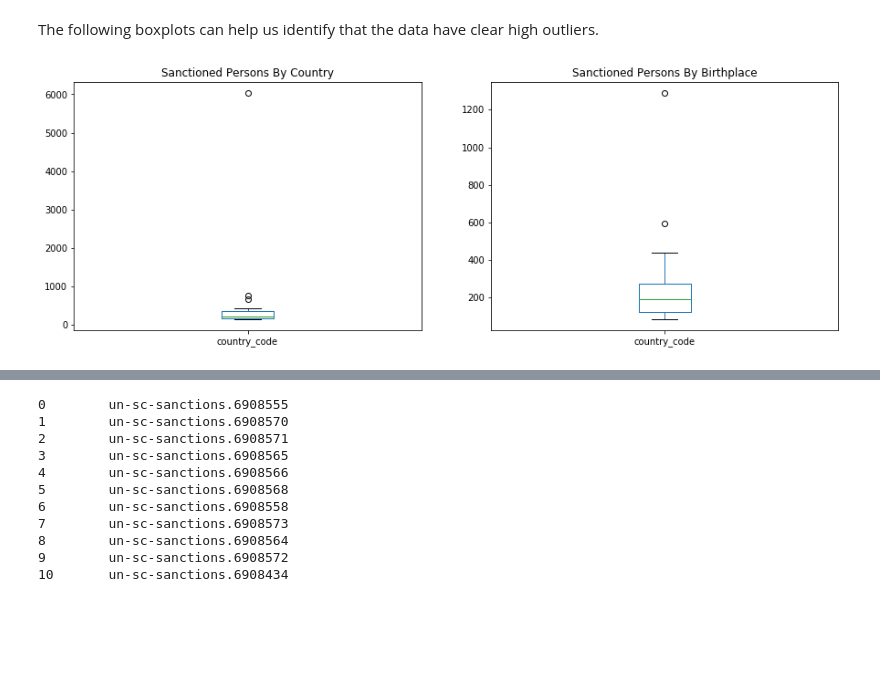
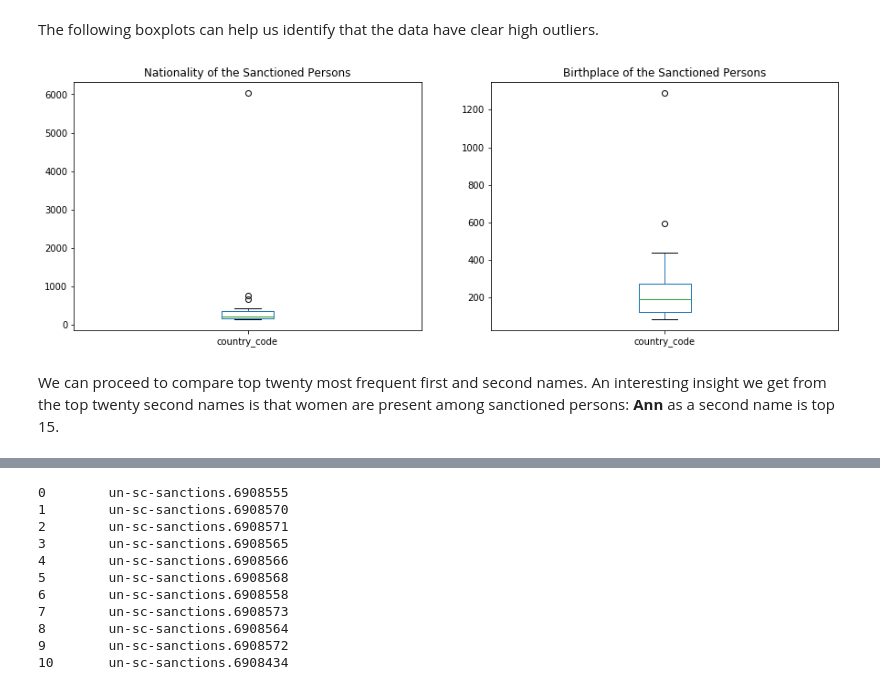
Before and after one commit to innawendell/Describing-Data-, a Jupyter notebook: Challenge_redone.ipynb, the cells around one changed output, grey strips where cells are left out. Drawn from its saved outputs; the diff is of its cells as text; code cells hidden in the pictures; blank space fills up the shorter version.

```diff
--- a/Challenge_redone.ipynb
+++ b/Challenge_redone.ipynb
@@ -57,14 +65,17 @@ plt.show()
 The following boxplots can help us identify that the data have clear high outliers.
 # %%
 plt.figure(figsize=(15,5))
-
+plt.subplot (1, 2, 1)
 plt.subplot (1, 2, 1)
 nationalities.country_code.value_counts().head(20).plot(kind='box')
-plt.title('Sanctioned Persons By Country')
+plt.title('Nationality of the Sanctioned Persons')
 
 plt.subplot (1, 2, 2)
 birthplaces.country_code.value_counts().head(20).plot(kind='box')
-plt.title('Sanctioned Persons By Birthplace')
+plt.title('Birthplace of the Sanctioned Persons')
+
 plt.show()
 # %% [output]
-[figure, old version]
+[figure, new version]
+# %% [markdown]
+We can proceed to compare top twenty most frequent first and second names. An interesting insight we get from the top twenty second names is that women are present among sanctioned persons: **Ann** as a second name is top 15.
```
Also changed, not shown: parts of 11 cells of this notebook.
